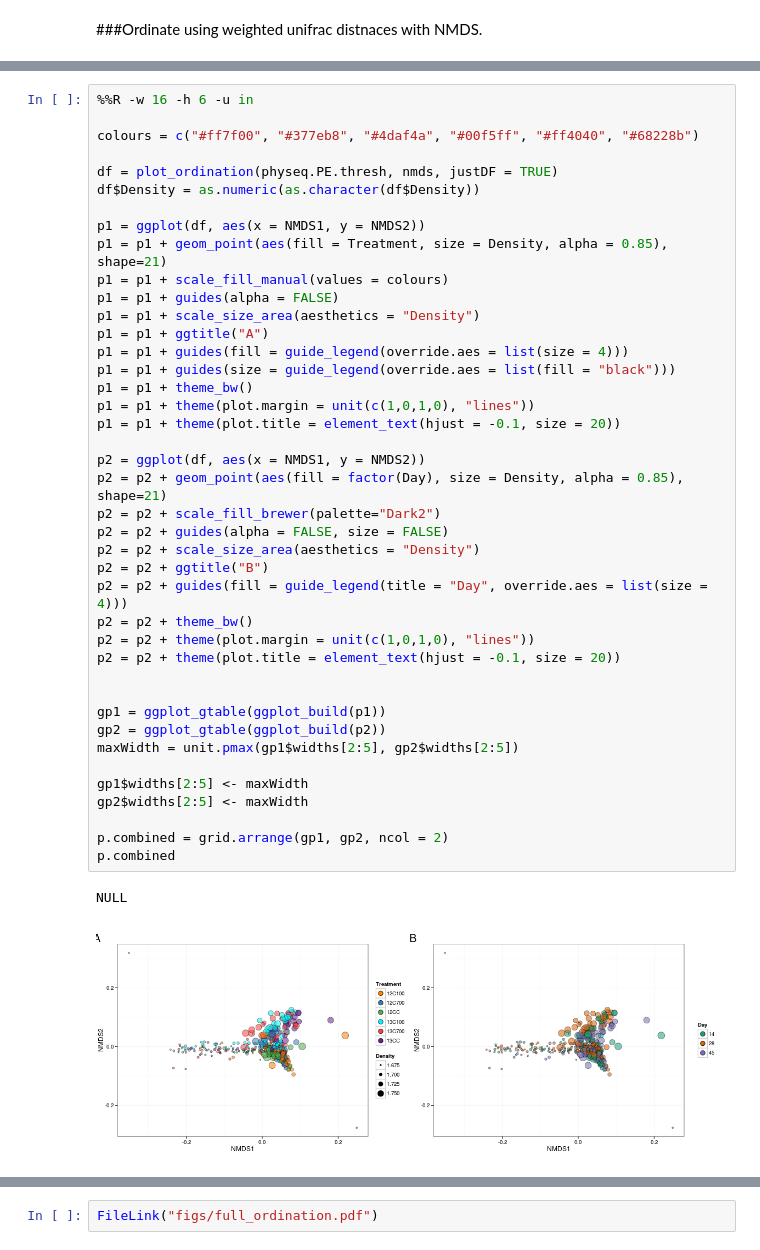
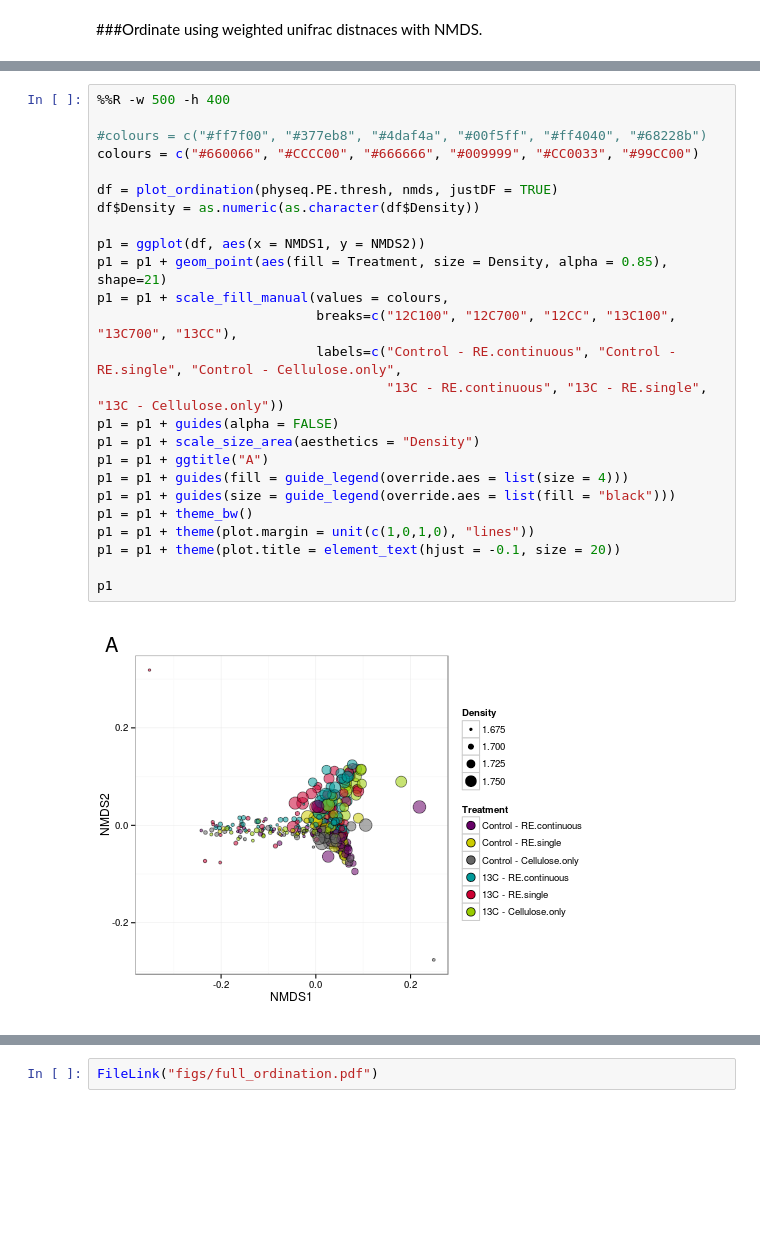
Before and after one commit to acampbellina/priming, a Jupyter notebook: ordination_all.ipynb, the cells around one changed output, grey strips where cells are left out. Drawn from its saved outputs; the diff is of its cells as text; blank space fills up the shorter version.

Commit message:
change treatment colors, add labels, and png save

```diff
--- a/ordination_all.ipynb
+++ b/ordination_all.ipynb
@@ -89,44 +90,27 @@ Run 20 stress 0.09611335
 # %%
-%%R -w 16 -h 6 -u in
+%%R -w 500 -h 400
 
-colours = c("#ff7f00", "#377eb8", "#4daf4a", "#00f5ff", "#ff4040", "#68228b")
+#colours = c("#ff7f00", "#377eb8", "#4daf4a", "#00f5ff", "#ff4040", "#68228b")
+colours = c("#660066", "#CCCC00", "#666666", "#009999", "#CC0033", "#99CC00")
 
 df = plot_ordination(physeq.PE.thresh, nmds, justDF = TRUE)
 df$Density = as.numeric(as.character(df$Density))
 
 p1 = ggplot(df, aes(x = NMDS1, y = NMDS2))
 p1 = p1 + geom_point(aes(fill = Treatment, size = Density, alpha = 0.85), shape=21)
-p1 = p1 + scale_fill_manual(values = colours)
+p1 = p1 + scale_fill_manual(values = colours,
+                            breaks=c("12C100", "12C700", "12CC", "13C100", "13C700", "13CC"),
+                            labels=c("Control - RE.continuous", "Control - RE.single", "Control - Cellulose.only",
+                                     "13C - RE.continuous", "13C - RE.single", "13C - Cellulose.only"))
 p1 = p1 + guides(alpha = FALSE)
 p1 = p1 + scale_size_area(aesthetics = "Density")
 p1 = p1 + ggtitle("A")
 p1 = p1 + guides(fill = guide_legend(override.aes = list(size = 4)))
 p1 = p1 + guides(size = guide_legend(override.aes = list(fill = "black")))
 p1 = p1 + theme_bw()
 p1 = p1 + theme(plot.margin = unit(c(1,0,1,0), "lines"))
 p1 = p1 + theme(plot.title = element_text(hjust = -0.1, size = 20))
 
-p2 = ggplot(df, aes(x = NMDS1, y = NMDS2))
-p2 = p2 + geom_point(aes(fill = factor(Day), size = Density, alpha = 0.85), shape=21)
-p2 = p2 + scale_fill_brewer(palette="Dark2")
-p2 = p2 + guides(alpha = FALSE, size = FALSE)
-p2 = p2 + scale_size_area(aesthetics = "Density")
-p2 = p2 + ggtitle("B")
-p2 = p2 + guides(fill = guide_legend(title = "Day", override.aes = list(size = 4)))
-p2 = p2 + theme_bw()
-p2 = p2 + theme(plot.margin = unit(c(1,0,1,0), "lines"))
-p2 = p2 + theme(plot.title = element_text(hjust = -0.1, size = 20))
-
-
-gp1 = ggplot_gtable(ggplot_build(p1))
-gp2 = ggplot_gtable(ggplot_build(p2))
-maxWidth = unit.pmax(gp1$widths[2:5], gp2$widths[2:5])
-
-gp1$widths[2:5] <- maxWidth
-gp2$widths[2:5] <- maxWidth
-
-p.combined = grid.arrange(gp1, gp2, ncol = 2)
-p.combined
+p1
 # %% [output]
-NULL
-[figure, old version]
+[figure, new version]
```
Also changed, not shown: parts of 8 cells of this notebook, 11 other files.
